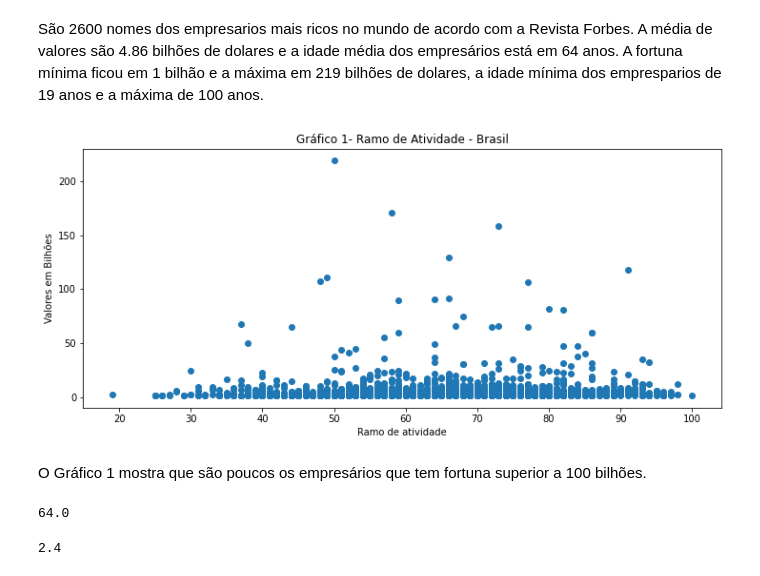
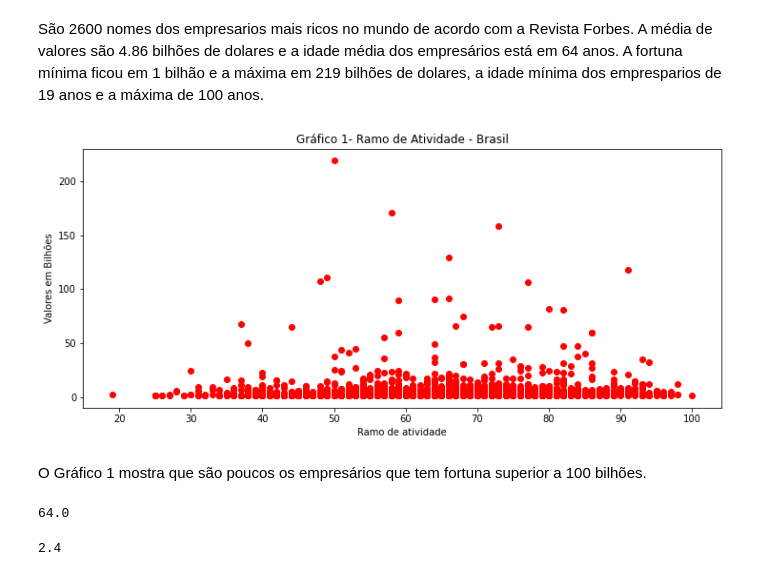
Before and after one commit to crisalves82/crisalves82, a Jupyter notebook: Cristiane_Alves_relatório_FINAL_.ipynb, the cells around one changed output. Saved outputs shown, nothing was run; the diff lists cells and outputs as text; code cells hidden in the pictures.

```diff
--- a/Cristiane_Alves_relatório_FINAL_.ipynb
+++ b/Cristiane_Alves_relatório_FINAL_.ipynb
@@ -109,22 +102,21 @@ São 2600 nomes dos empresarios mais ricos no mundo de acordo com a Revista Forb
 # %%
 Age=Forbes['Age']
 Networth= Forbes ['Networth']
 fig, ax=plt.subplots(figsize=(12,5))
-ax.scatter(Age,Networth)
+ax.scatter(Age,Networth,color = 'red')
 plt.title('Gráfico 1- Ramo de Atividade - Brasil')
 plt.ylabel('Valores em Bilhões')
 plt.xlabel('Ramo de atividade')
 
 plt.show()
 # %% [output]
-[figure, old version]
+[figure, new version]
 # %% [markdown]
 O Gráfico 1 mostra que são poucos os empresários que tem fortuna superior a 100 bilhões.
-# %%
-# Analisando o valor da mediana
-print(Forbes['Age'].median())
-# %% [output]
-64.0
+# %%
+print(Forbes['Age'].median())
+# %% [output]
+64.0
 # %%
 print(Forbes['Networth'].median())
 # %% [output]
```
Also changed, not shown: parts of 14 cells of this notebook.
